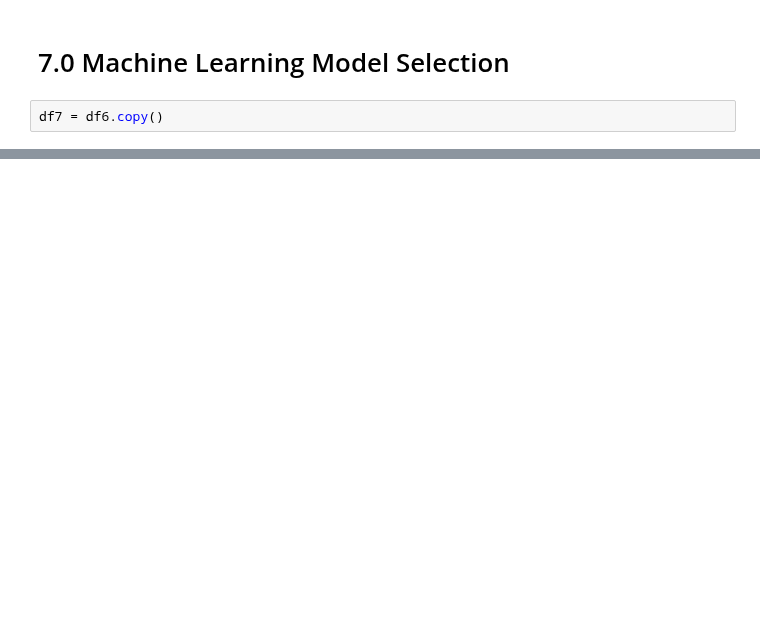
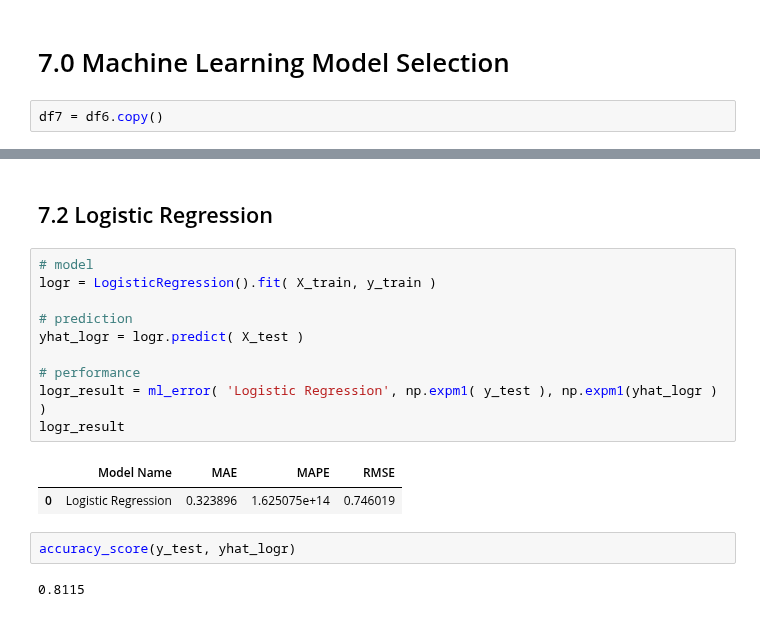
Before and after one commit to luishmq/churn_clients_predict, a Jupyter notebook: notebooks/churn_clients_prediction.ipynb, the cells around one changed output, grey strips where cells are left out. Cells and saved outputs as stored; diff of their text form; blank space fills up the shorter version.

```diff
--- a/notebooks/churn_clients_prediction.ipynb
+++ b/notebooks/churn_clients_prediction.ipynb
@@ -473,0 +590,19 @@ df7 = df6.copy()
+# %% [markdown]
+## 7.2 Logistic Regression
+# %%
+# model
+logr = LogisticRegression().fit( X_train, y_train )
+
+# prediction
+yhat_logr = logr.predict( X_test )
+
+# performance
+logr_result = ml_error( 'Logistic Regression', np.expm1( y_test ), np.expm1(yhat_logr ) )
+logr_result
+# %% [output]
+|  | Model Name | MAE | MAPE | RMSE |
+| 0 | Logistic Regression | 0.323896 | 1.625075e+14 | 0.746019 |
+# %%
+accuracy_score(y_test, yhat_logr)
+# %% [output]
+0.8115
```
Also changed, not shown: parts of 13 cells of this notebook.
